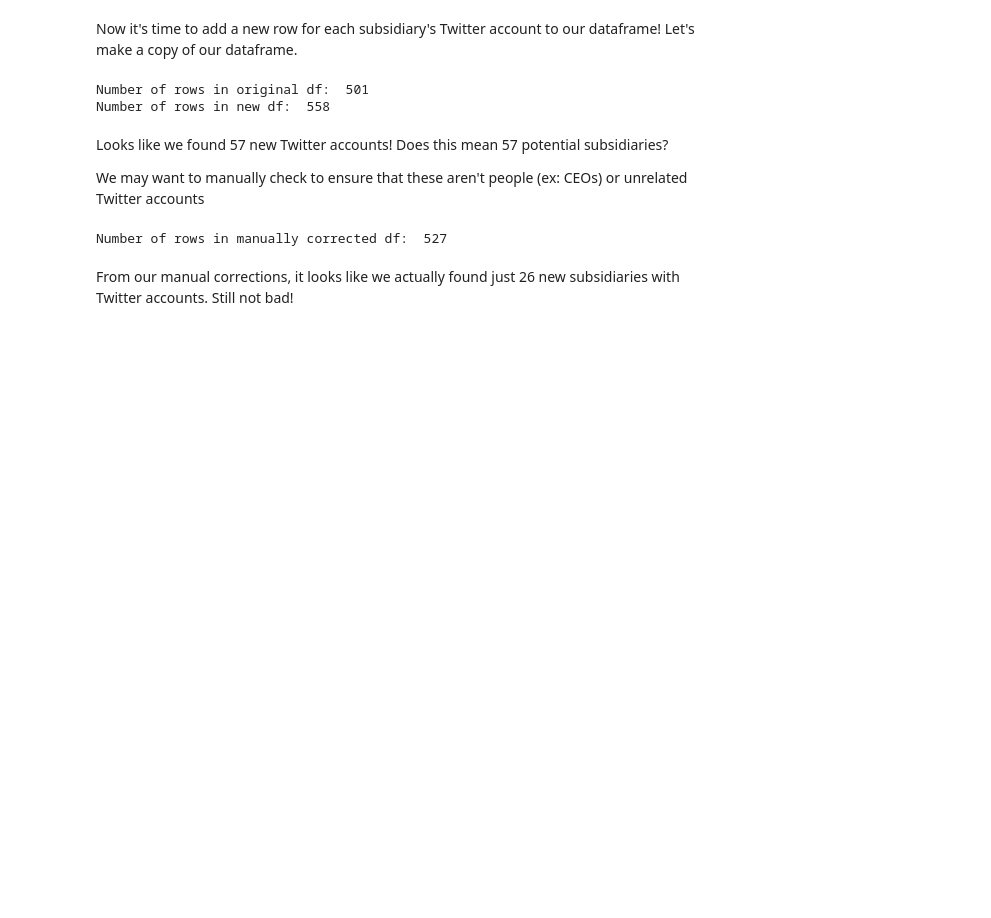
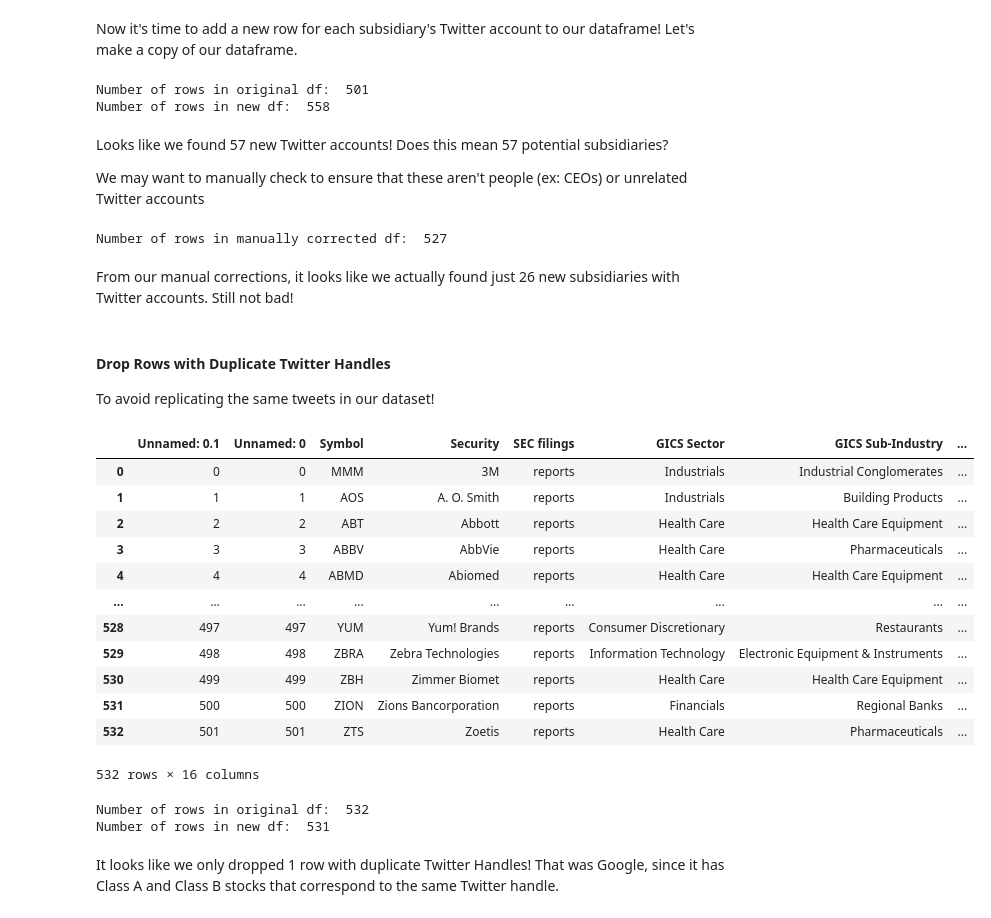
Before and after one commit to EconText/Cheap-Talk, a Jupyter notebook: twitter-scrape.ipynb, the cells around one changed output. Saved outputs shown, nothing was run; the diff lists cells and outputs as text; code cells hidden in the pictures; blank space fills up the shorter version.

Commit message:
Drop duplicates from company Twitter handle CSV

```diff
--- a/twitter-scrape.ipynb
+++ b/twitter-scrape.ipynb
@@ -662,3 +662,33 @@ print("Number of rows in manually corrected df: ", len(df_subsidiaries_actually_
 Number of rows in manually corrected df:  527
 # %% [markdown]
 From our manual corrections, it looks like we actually found just 26 new subsidiaries with Twitter accounts. Still not bad!
+# %% [markdown]
+#### Drop Rows with Duplicate Twitter Handles
+
+To avoid replicating the same tweets in our dataset!
+# %%
+# Read in our manually updated CSV with subsidiary Twitters. Make a copy of this CSV!
+df_with_duplicates = pd.read_csv('sp_500_twitter_subsidiaries_manual.csv')
+df_no_duplicates = df_with_duplicates.copy(deep=True)
+# %%
+# Drop duplicates (rows that have the same Twitter Handle values) except for the first occurrence,
+# and don't drop any rows that have a null value for the Twitter Handle column.
+df_no_duplicates = df_with_duplicates[(~df_with_duplicates['Twitter Handle'].duplicated()) | df_with_duplicates['Twitter Handle'].isna()]
+
+# df_no_duplicates = df_no_duplicates.drop_duplicates(subset='Twitter Handle')
+
+df_no_duplicates
+# %% [output]
+|  | Unnamed: 0.1 | Unnamed: 0 | Symbol | Security | SEC filings | GICS Sector | GICS Sub-Industry | ... |
+| 0 | 0 | 0 | MMM | 3M | reports | Industrials | Industrial Conglomerates | ... |
+| 1 | 1 | 1 | AOS | A. O. Smith | reports | Industrials | Building Products | ... |
+| 2 | 2 | 2 | ABT | Abbott | reports | Health Care | Health Care Equipment | ... |
+| 3 | 3 | 3 | ABBV | AbbVie | reports | Health Care | Pharmaceuticals | ... |
+| 4 | 4 | 4 | ABMD | Abiomed | reports | Health Care | Health Care Equipment | ... |
+| ... | ... | ... | ... | ... | ... | ... | ... | ... |
+| 528 | 497 | 497 | YUM | Yum! Brands | reports | Consumer Discretionary | Restaurants | ... |
+| 529 | 498 | 498 | ZBRA | Zebra Technologies | reports | Information Technology | Electronic Equipment & Instruments | ... |
+| 530 | 499 | 499 | ZBH | Zimmer Biomet | reports | Health Care | Health Care Equipment | ... |
+| 531 | 500 | 500 | ZION | Zions Bancorporation | reports | Financials | Regional Banks | ... |
+| 532 | 501 | 501 | ZTS | Zoetis | reports | Health Care | Pharmaceuticals | ... |
+532 rows × 16 columns
@@ -664,0 +698,9 @@ From our manual corrections, it looks like we actually found just 26 new subsidi
+# %%
+# Subtract 1 because 1 row is the column headings
+print("Number of rows in original df: ", len(df_with_duplicates) - 1)
+print("Number of rows in new df: ", len(df_no_duplicates) - 1)
+# %% [output]
+Number of rows in original df:  532
+Number of rows in new df:  531
+# %% [markdown]
+It looks like we only dropped 1 row with duplicate Twitter Handles! That was Google, since it has Class A and Class B stocks that correspond to the same Twitter handle.
```
Also changed, not shown: parts of 1 cell of this notebook, 1 other file.
